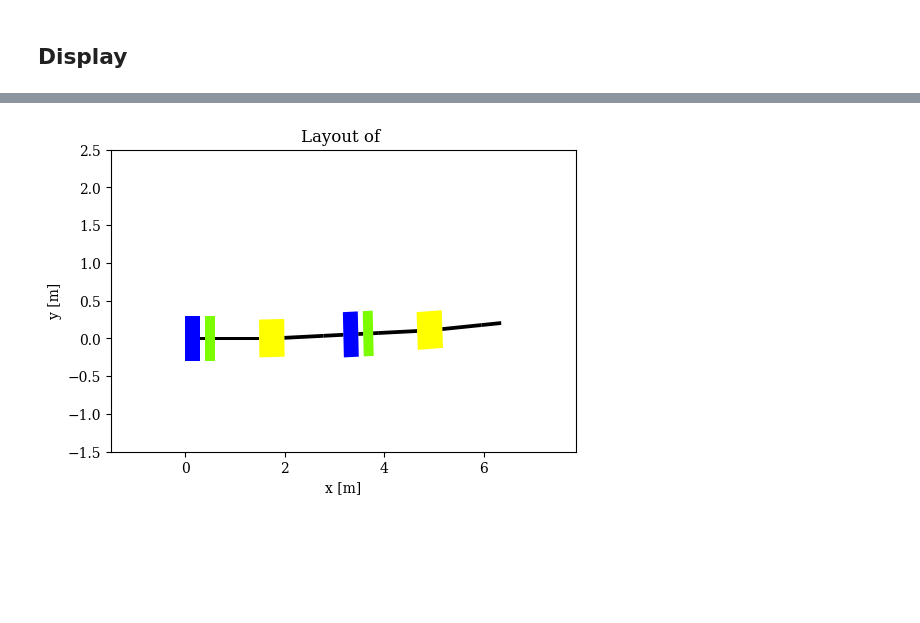
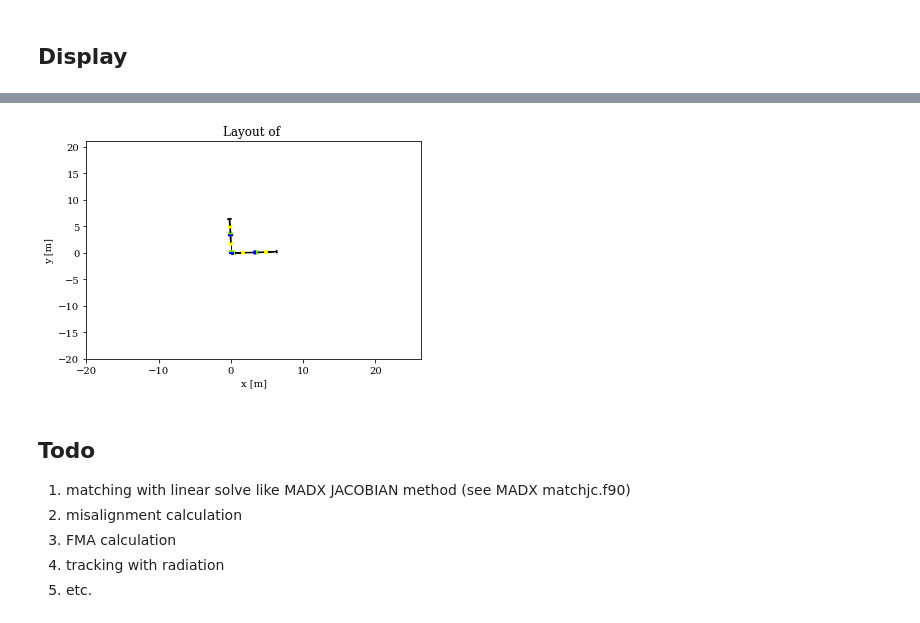
Before and after one commit to lt912209326/atpy-cpp, a Jupyter notebook: user_manual/ATPY_User_Manual.ipynb, the cells around one changed output, grey strips where cells are left out. Saved outputs shown, nothing was run; the diff lists cells and outputs as text; code cells hidden in the pictures; blank space fills up the shorter version.

```diff
--- a/user_manual/ATPY_User_Manual.ipynb
+++ b/user_manual/ATPY_User_Manual.ipynb
@@ -10,7 +140,7 @@
 # %% [markdown]
 ### Directly define element
 # %%
-#-*- for folding -*-
+#-*- direct definition -*-
 from atpy import*
 FM = Marker("FM",)
 F1 = Marker("F1",)
@@ -29,32 +159,23 @@ QSA2 = Quadrupole("QSA2",l=0.30000000, k1=1.63095422)
 QSA1 = Quadrupole("QSA1",l=0.30000000, k1=-1.70081304)
 QF = Quadrupole("QF",l=0.30000000, k1=1.53040414)
 QD = Quadrupole("QD",l=0.30000000, k1=-1.52453199)
-SF = Sextupole("SF",l=0.20000000, k2=33.88427102)
+SF = Sextupole("SF",l=0.20000000, k2=33.88427102)  # l could be 0, which is thin lens, so is octupole
 SD = Sextupole("SD",l=0.20000000, k2=-62.31467841)
-SF1 = Sextupole("SF1",l=0.20000000, k2=33.88427102)
-SD1 = Sextupole("SD1",l=0.20000000, k2=-62.31467841)
-SF2 = Sextupole("SF2",l=0.20000000, k2=33.88427102)
-SD2 = Sextupole("SD2",l=0.20000000, k2=-62.31467841)
+TUNE01 = Tuning("TUNE01",dnux=0.00000000, dnuy=0.00000000,
+                        betax1=10,alphax1=0,betay1=1,alphay1=0,etax1=0,etapx1=0,
+                        betax2=10,alphax2=0,betay2=1,alphay2=0,etax2=0,etapx2=0 ) # define a phase trombone, usuualy  betax1=betax,betay1=betay2, ..., dnux, dnuy is tuned
+# define line
 SUPP = Line("SUPP",LSA1, QSA1, LSA2, QSA2, LSX, B1, LSX, QSA3, LSB1, QSA4, LSB2, QSA5, FM)
+SUPP2 = Line("SUPP2",QF, SUPP)
 FREEFODO = Line("FREEFODO",F1, QF, LSX, DTUNE0, B1, DTUNE0, LSX, QD, LSX, DTUNE0, B1, DTUNE0, LSX)
-
-FODOX1 = Line("FODOX1",F1, QF, LX03, SF1, LX03, DTUNE0, B1, DTUNE0, LSX, QD, LSX, DTUNE0, B1, DTUNE0, LSX)
-FODOXY1 = Line("FODOXY1",F1, QF, LX03, SF1, LX03, DTUNE0, B1, DTUNE0, LSX, QD, LX03, SD1, LX03, DTUNE0, B1, DTUNE0, LSX)
-FODOY1 = Line("FODOY1",F1, QF, LSX, DTUNE0, B1, DTUNE0, LSX, QD, LX03, SD1, LX03, DTUNE0, B1, DTUNE0, LSX)
-FODOX2 = Line("FODOX2",F1, QF, LX03, SF2, LX03, DTUNE0, B1, DTUNE0, LSX, QD, LSX, DTUNE0, B1, DTUNE0, LSX)
-FODOXY2 = Line("FODOXY2",F1, QF, LX03, SF2, LX03, DTUNE0, B1, DTUNE0, LSX, QD, LX03, SD2, LX03, DTUNE0, B1, DTUNE0, LSX)
-FODOY2 = Line("FODOY2",F1, QF, LSX, DTUNE0, B1, DTUNE0, LSX, QD, LX03, SD2, LX03, DTUNE0, B1, DTUNE0, LSX)
-
-FIVEFODO1 = Line("FIVEFODO1",FODOX1, FREEFODO, FODOXY1, FREEFODO, FODOY1)
-FIVEFODO2 = Line("FIVEFODO2",FODOX2, FREEFODO, FODOXY2, FREEFODO, FODOY2)
-ARC = Line("ARC",-SUPP, FIVEFODO1,FIVEFODO2, FIVEFODO1,FIVEFODO2,FIVEFODO1,FIVEFODO2, QF, SUPP)
-
-
+FODOXY = Line("FODOXY",F1, QF, LX03, SF, LX03, DTUNE0, B1, DTUNE0, LSX, QD, LX03, SD, LX03, DTUNE0, B1, DTUNE0, LSX)
+ARC = Line("ARC",-SUPP, 5*FODOXY, SUPP2)
+# model the lattice
 stat=Status( second_order_chrom=True, track_lines=9, monitor_dp=0.02,
             fast_2nd_order_RDTs=True, max_betax=277.56, max_etax=0.592, third_order_chrom=True, dp=0.00035, rf_dp=0.017, npara=5,
             computedrivingterms=True, period=  True, track_turns=500 )
 tws0={'betax': 6.000000e-02, 'betay': 6.000000e-04}
-RING=BeamLine("RING",stat,FREEFODO,**tws0)
+RING=BeamLine("RING",stat,FODOXY,**tws0)
 # %% [markdown]
 ### simply difine with translate (without writing element name twice)
 # %%
@@ -266,10 +448,18 @@ opti.draw(["betax","betay","etax","H0"],dpi=100 )
 # %%
 layout= Layout()
-# [elem_type,x,y,theta,angle,length]
-kinds= [ elem["kind"] for elem in RING[:] ]
-datas= RING[:,["Gx","Gy","thetax","angle","l"] ][1].tolist()
-datas=  [ [kind] + datas[i] for i, kind in enumerate(kinds)]
+# list of [elem_type,x,y,theta,angle,length]
+datas=layout_datas(RING)
 layout.add_beamline(datas)
-# datas
+RING[0,"thetax"]=3.1415926/2
+RING.calc()
+datas=layout_datas(RING)
+layout.add_beamline(datas)
 # %% [output]
-[figure, old version]
+[figure, new version]
+# %% [markdown]
+## Todo
+1. matching with linear solve like MADX JACOBIAN method (see MADX matchjc.f90)
+2. misalignment calculation
+3. FMA calculation
+4. tracking with radiation
+5. etc.
```
Also changed, not shown: parts of 22 cells of this notebook.
